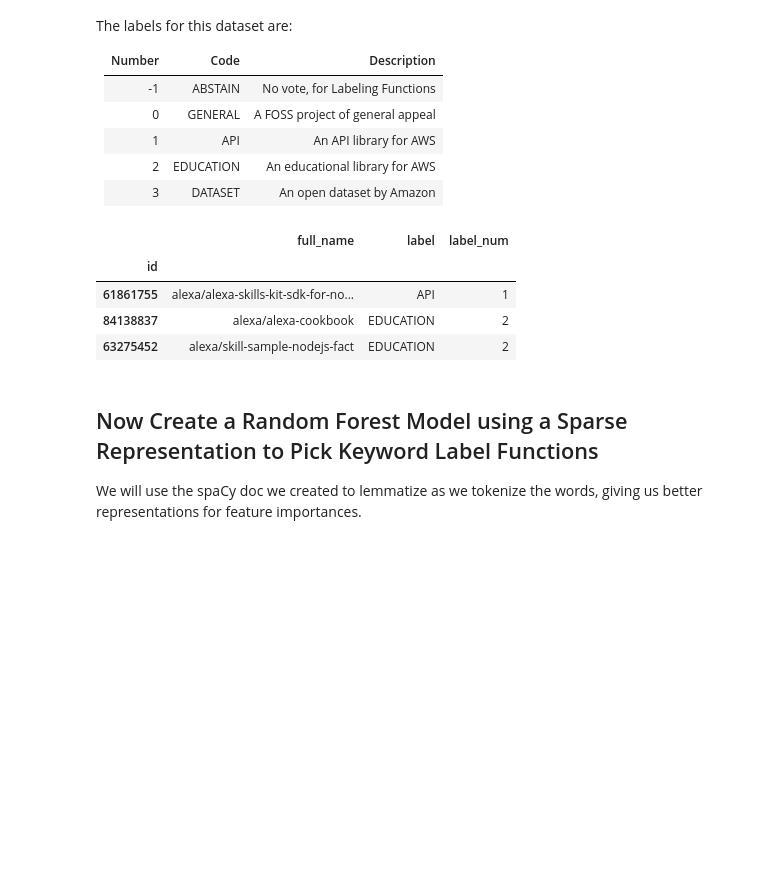
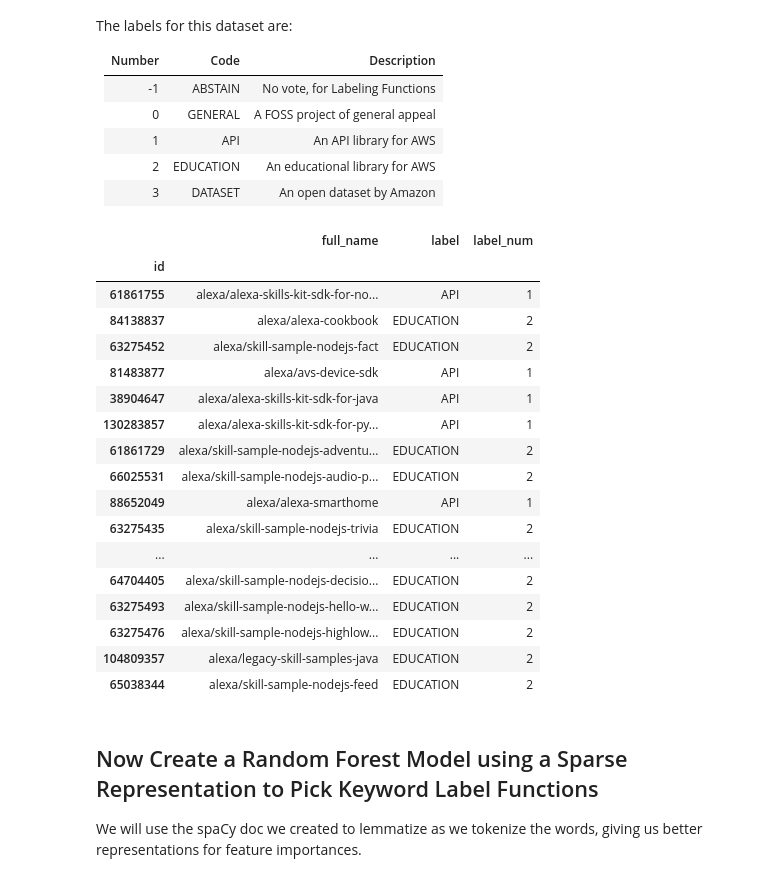
Before and after one commit to rjurney/amazon_open_source, a Jupyter notebook: 3_Amazon_Open_Source_Analysis.ipynb, the cells around one changed output. Saved outputs shown, nothing was run; the diff lists cells and outputs as text; code cells hidden in the pictures; blank space fills up the shorter version.

```diff
--- a/3_Amazon_Open_Source_Analysis.ipynb
+++ b/3_Amazon_Open_Source_Analysis.ipynb
@@ -56,2 +85,3 @@ for i, full_name in df['full_name'].iteritems():
 # %%
-df['readme'] = pd.Series(readmes)
+# df['readme'] = pd.Series(readmes)
+# df.head(3)
@@ -84,14 +118,14 @@ df[['id', 'full_name', 'description', 'fork', 'forks_count', 'language', 'homepa
 # %%
-# # Temporary load from other machine
-# import pyarrow
+# Temporary load from other machine
+import pyarrow
 
-# readme_df = pd.read_parquet('data/aws_readmes.parquet', engine='pyarrow')
+readme_df = pd.read_parquet('data/aws_readmes.parquet', engine='pyarrow')[['id', 'readme']]
 
-# # Join READMEs in and drop duplicate ID column
-# df_join = df.join(readme_df, rsuffix='_readme')
-# del df_join['id_readme']
+# Join READMEs in and drop duplicate ID column
+df_join = df.join(readme_df, lsuffix='_readme_df')
+del df_join['id_readme_df']
 
-# df = df_join
+df = df_join
 
-# df.head(3)
+df.head(3)
 # %% [output]
@@ -153,7 +193,7 @@ df_gold = df.set_index('id').join(
     df_gold.set_index('id'),
     how='inner',
     on='id',
-    rsuffix='_gold'
+    rsuffix='_gold',
 )
 
 # Drop duplicate columns
@@ -164,5 +204,11 @@ df_gold = df_gold.drop(
         'readme_gold',
 
     ],
-    axis=1
+    axis=1,
 )
+
+# Drop ABSTAIN labels
+df_gold = df_gold[df_gold['label'] != 'ABSTAIN']
+print(f'Records minus ABSTAIN: {len(df_gold.index):,}')
+
+df_gold[['full_name', 'label']].head(20)
@@ -196,47 +263,48 @@ def label_to_number(x):
         return API
     if x == 'EDUCATION':
         return EDUCATION
     if x == 'DATASET':
         return DATASET
 
 
 def number_to_label(x):
     """Convert numeric labels to their values in the Google Sheet"""
     if x == ABSTAIN:
         return 'ABSTAIN'
     if x == GENERAL:
         return 'GENERAL'
     if x == API:
         return 'API'
     if x == EDUCATION:
         return 'EDUCATION'
     if x == DATASET:
         return 'DATASET'
 
 
-class_names = ['ABSTAIN', 'GENERAL', 'API', 'EDUCATION', 'DATASET']
-
-def number_to_index(x):
-    if x == ABSTAIN:
-        return 0
-    if x == GENERAL:
-        return 1
-    if x == API:
-        return 2
-    if x == EDUCATION:
-        return 3
-    if x == DATASET:
-        return 4
+class_names = ['GENERAL', 'API', 'EDUCATION', 'DATASET']
 
 
 df_gold['label_num'] = df_gold['label'].apply(label_to_number)
-df_gold[['full_name','label','label_num']].head(3)
+df_gold[['full_name','label','label_num']].head(20)
 # %% [output]
 |  | full_name | label | label_num |
 | id |  |  |  |
 | 61861755 | alexa/alexa-skills-kit-sdk-for-no... | API | 1 |
 | 84138837 | alexa/alexa-cookbook | EDUCATION | 2 |
 | 63275452 | alexa/skill-sample-nodejs-fact | EDUCATION | 2 |
+| 81483877 | alexa/avs-device-sdk | API | 1 |
+| 38904647 | alexa/alexa-skills-kit-sdk-for-java | API | 1 |
+| 130283857 | alexa/alexa-skills-kit-sdk-for-py... | API | 1 |
+| 61861729 | alexa/skill-sample-nodejs-adventu... | EDUCATION | 2 |
+| 66025531 | alexa/skill-sample-nodejs-audio-p... | EDUCATION | 2 |
+| 88652049 | alexa/alexa-smarthome | API | 1 |
+| 63275435 | alexa/skill-sample-nodejs-trivia | EDUCATION | 2 |
+| ... | ... | ... | ... |
+| 64704405 | alexa/skill-sample-nodejs-decisio... | EDUCATION | 2 |
+| 63275493 | alexa/skill-sample-nodejs-hello-w... | EDUCATION | 2 |
+| 63275476 | alexa/skill-sample-nodejs-highlow... | EDUCATION | 2 |
+| 104809357 | alexa/legacy-skill-samples-java | EDUCATION | 2 |
+| 65038344 | alexa/skill-sample-nodejs-feed | EDUCATION | 2 |
 # %% [markdown]
 ## Now Create a Random Forest Model using a Sparse Representation to Pick Keyword Label Functions
 
```
Also changed, not shown: parts of 35 cells of this notebook.
